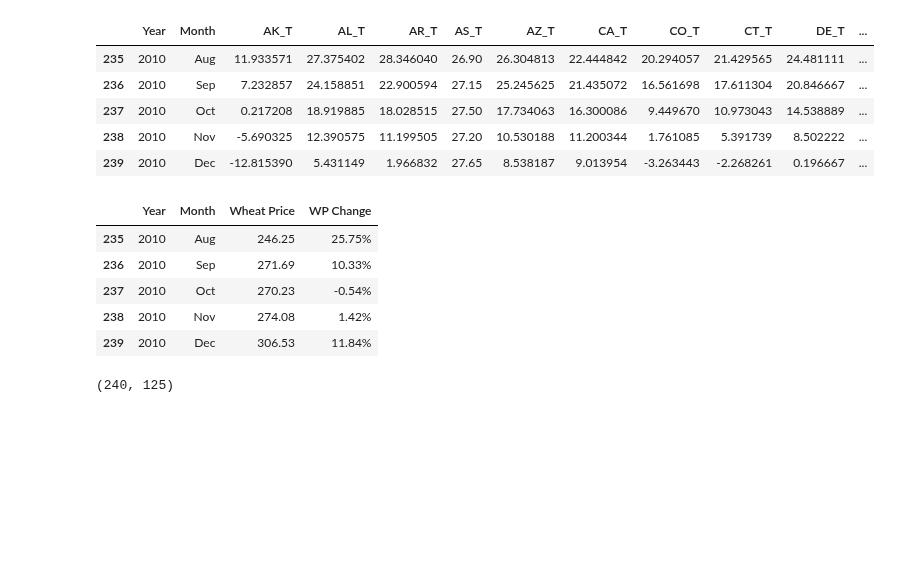
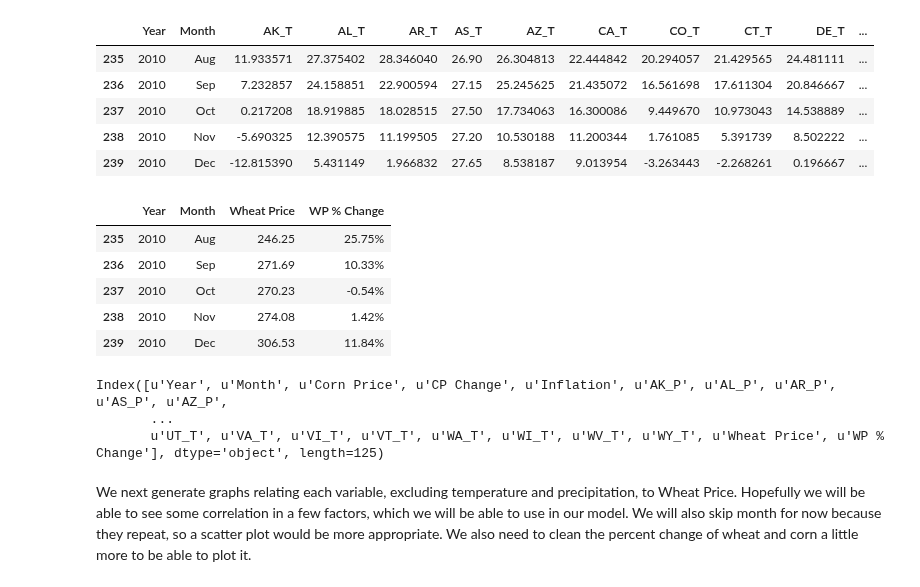
Before and after one commit to dwang953/109-Project, a Jupyter notebook: working_notebooks/Exploratory Data Analysis.ipynb, the cells around one changed output. Cells and saved outputs as stored; diff of their text form; code cells hidden in the pictures; blank space fills up the shorter version.

```diff
--- a/working_notebooks/Exploratory Data Analysis.ipynb
+++ b/working_notebooks/Exploratory Data Analysis.ipynb
@@ -166,12 +166,12 @@ See the the caveats in the documentation: http://pandas.pydata.org/pandas-docs/s
 # %%
 wheat_price_df=pd.read_csv("../cleaned_data/wheatprice_df.csv")
 wheat_price_df=wheat_price_df.set_index(['year','month']).reset_index()
 del wheat_price_df['Unnamed: 0']
 wheat_price_df=wheat_price_df[2:-58].set_index(['year']).reset_index()
-wheat_price_df.columns=['Year','Month', 'Wheat Price', 'WP Change']
+wheat_price_df.columns=['Year','Month', 'Wheat Price', 'WP % Change']
 wheat_price_df.tail()
 # %% [output]
-|  | Year | Month | Wheat Price | WP Change |
+|  | Year | Month | Wheat Price | WP % Change |
 | 235 | 2010 | Aug | 246.25 | 25.75% |
 | 236 | 2010 | Sep | 271.69 | 10.33% |
 | 237 | 2010 | Oct | 270.23 | -0.54% |
@@ -188,5 +188,8 @@ del wheat_price_df['Year']
 del wheat_price_df['Month']
 # %%
 dftouse=pd.concat([corn_price_df, new_inf, new_prec, new_temp, wheat_price_df], axis=1)
+dftouse.columns
 # %% [output]
-(240, 125)
+Index([u'Year', u'Month', u'Corn Price', u'CP Change', u'Inflation', u'AK_P', u'AL_P', u'AR_P', u'AS_P', u'AZ_P',
+       ...
+       u'UT_T', u'VA_T', u'VI_T', u'VT_T', u'WA_T', u'WI_T', u'WV_T', u'WY_T', u'Wheat Price', u'WP % Change'], dtype='object', length=125)
@@ -192,0 +198,2 @@ dftouse=pd.concat([corn_price_df, new_inf, new_prec, new_temp, wheat_price_df],
+# %% [markdown]
+We next generate graphs relating each variable, excluding temperature and precipitation, to Wheat Price. Hopefully we will be able to see some correlation in a few factors, which we will be able to use in our model. We will also skip month for now because they repeat, so a scatter plot would be more appropriate. We also need to clean the percent change of wheat and corn a little more to be able to plot it.
```
Also changed, not shown: parts of 5 cells of this notebook, 1 other file.
